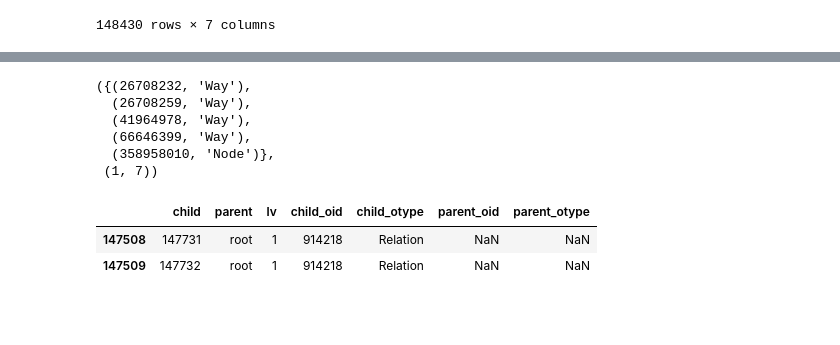
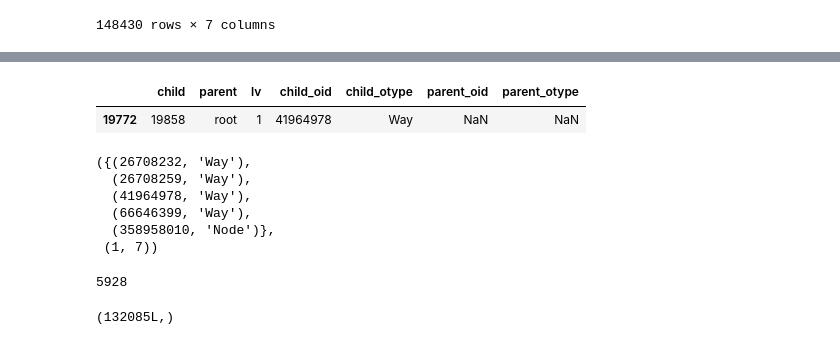
Before and after one commit to JHWu92/Cycling-Safe, a Jupyter notebook: semantic_segs/OSM_get_all_tags_from_children.ipynb, the cells around one changed output, grey strips where cells are left out. Cells and saved outputs as stored; diff of their text form; code cells hidden in the pictures; blank space fills up the shorter version.

```diff
--- a/semantic_segs/OSM_get_all_tags_from_children.ipynb
+++ b/semantic_segs/OSM_get_all_tags_from_children.ipynb
@@ -39 +54,9 @@ for x in a :
+# %%
+CHILD_PARENT[CHILD_PARENT.child_oid==41964978]
+oid = 41964978
+otype= 'Way'
+CHILD_PARENT[(CHILD_PARENT.child_oid==oid)& (CHILD_PARENT.child_otype==otype)]
+# %% [output]
+|  | child | parent | lv | child_oid | child_otype | parent_oid | parent_otype |
+| 19772 | 19858 | root | 1 | 41964978 | Way | NaN | NaN |
 # %%
@@ -73,6 +95,14 @@ for idx, row in CHILD_PARENT[CHILD_PARENT.parent=='root'].iterrows():
-# %%
-CHILD_PARENT[CHILD_PARENT.child_oid==914218]
-# %% [output]
-|  | child | parent | lv | child_oid | child_otype | parent_oid | parent_otype |
-| 147508 | 147731 | root | 1 | 914218 | Relation | NaN | NaN |
-| 147509 | 147732 | root | 1 | 914218 | Relation | NaN | NaN |
+# %%
+nodes_have_children = CHILD_PARENT[
+    (CHILD_PARENT.child.apply(str).isin(CHILD_PARENT.parent.value_counts().index.tolist()))
+    & (CHILD_PARENT.parent=='root')
+].child.tolist()
+nodes_have_children.sort()
+len(nodes_have_children)
+# %% [output]
+5928
+# %%
+sub_trees_root = CHILD_PARENT[CHILD_PARENT.parent=='root'].child
+sub_trees_root.shape
+# %% [output]
+(132085L,)
```
Also changed, not shown: parts of 12 cells of this notebook.
